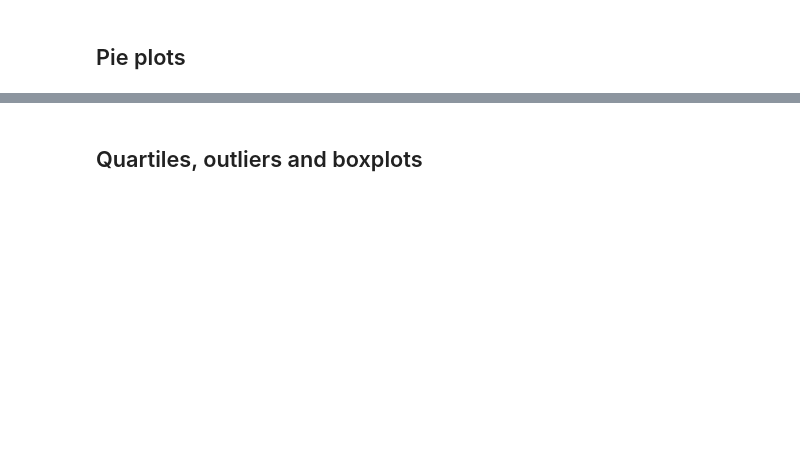
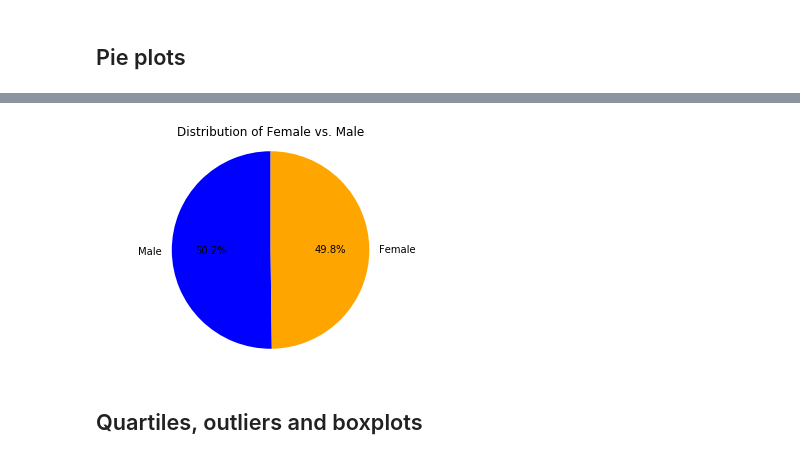
Before and after one commit to kyranduncan/Matplotlib_Challenge, a Jupyter notebook: pymaceuticals_starter.ipynb, the cells around one changed output, grey strips where cells are left out. Saved outputs shown, nothing was run; the diff lists cells and outputs as text; code cells hidden in the pictures; blank space fills up the shorter version.

```diff
--- a/pymaceuticals_starter.ipynb
+++ b/pymaceuticals_starter.ipynb
@@ -264,4 +292,13 @@ plt.show()
 # %%
 # Generate a pie plot showing the distribution of female versus male mice using pyplot
+sex=["Male", "Female"]
+sex_count=["125", "124"]
+colors=['blue', 'orange']
+plt.title('Distribution of Female vs. Male')
+plt.pie(sex_count, labels=sex, colors=colors, autopct="%1.1f%%", shadow=False, startangle=90)
+plt.axis("equal")
+plt.show()
+# %% [output]
+[figure, added]
 # %% [markdown]
 ## Quartiles, outliers and boxplots
```
Also changed, not shown: parts of 14 cells of this notebook.
